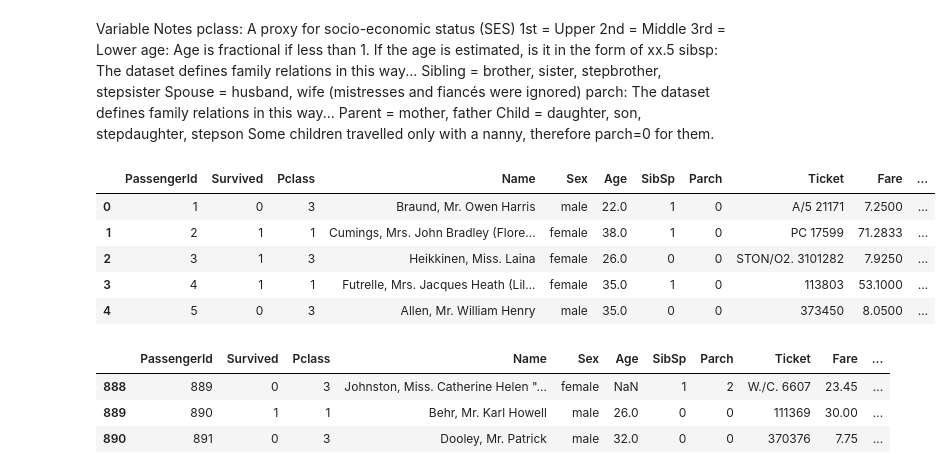
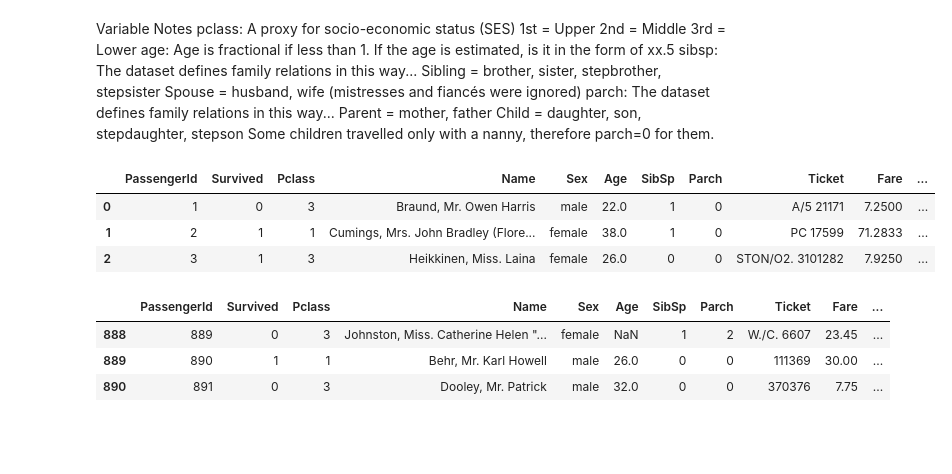
Before and after one commit to Frigid29/python-pandas, a Jupyter notebook: projects/project4.ipynb, the cells around one changed output. Saved outputs shown, nothing was run; the diff lists cells and outputs as text; code cells hidden in the pictures; blank space fills up the shorter version.

```diff
--- a/projects/project4.ipynb
+++ b/projects/project4.ipynb
@@ -38,15 +39,13 @@ Some children travelled only with a nanny, therefore parch=0 for them.
 # %%
 df=pd.read_csv("train_pj4.csv")
 # %%
-#1 display top 5 rows of the dataset
-df.head()
+#1 display top 3 rows of the dataset
+df.head(3)
 # %% [output]
 |  | PassengerId | Survived | Pclass | Name | Sex | Age | SibSp | Parch | Ticket | Fare | ... |
 | 0 | 1 | 0 | 3 | Braund, Mr. Owen Harris | male | 22.0 | 1 | 0 | A/5 21171 | 7.2500 | ... |
 | 1 | 2 | 1 | 1 | Cumings, Mrs. John Bradley (Flore... | female | 38.0 | 1 | 0 | PC 17599 | 71.2833 | ... |
 | 2 | 3 | 1 | 3 | Heikkinen, Miss. Laina | female | 26.0 | 0 | 0 | STON/O2. 3101282 | 7.9250 | ... |
-| 3 | 4 | 1 | 1 | Futrelle, Mrs. Jacques Heath (Lil... | female | 35.0 | 1 | 0 | 113803 | 53.1000 | ... |
-| 4 | 5 | 0 | 3 | Allen, Mr. William Henry | male | 35.0 | 0 | 0 | 373450 | 8.0500 | ... |
 # %%
 #2 display last 3 rows of the dataset
 df.tail(3)
```
Also changed, not shown: parts of 9 cells of this notebook.
